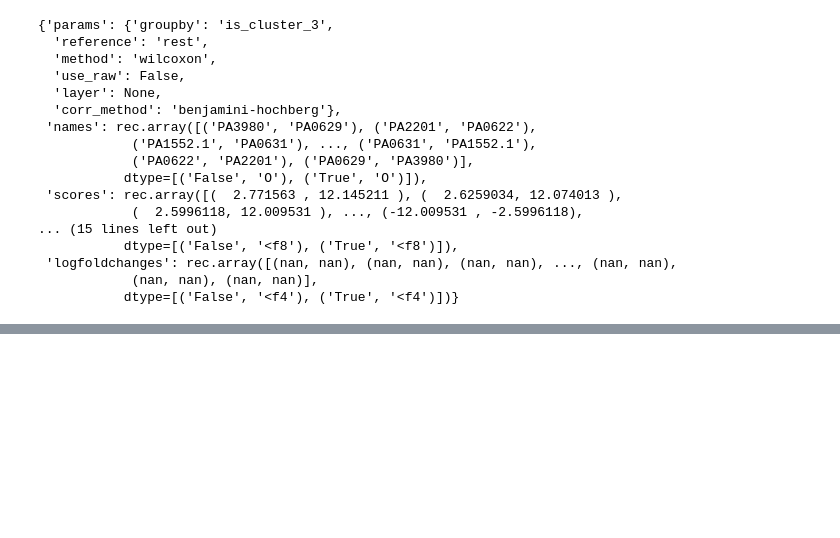
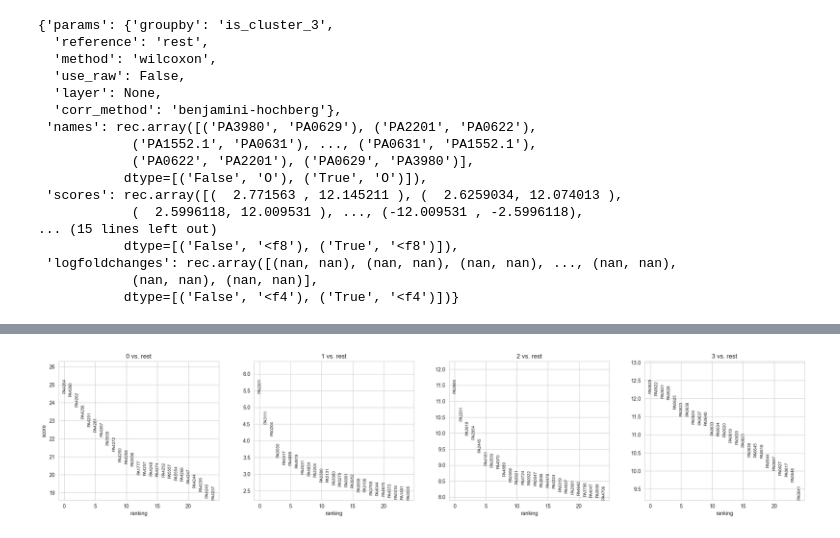
Before and after one commit to bio-datascience/BacSC, a Jupyter notebook: analysis/P_aero_S2S3/S2S3_cluster_analysis.ipynb, the cells around one changed output, grey strips where cells are left out. Cells and saved outputs as stored; diff of their text form; code cells hidden in the pictures; blank space fills up the shorter version.

```diff
--- a/analysis/P_aero_S2S3/S2S3_cluster_analysis.ipynb
+++ b/analysis/P_aero_S2S3/S2S3_cluster_analysis.ipynb
@@ -655,0 +679,11 @@ WARNING: Default of the method has been changed to 't-test' from 't-test_overest
+# %%
+data_export_s2 = ad.AnnData(
+    X=data_s2.X.copy(),
+    obs=data_s2.obs.loc[:, ["total_counts", "n_genes_by_counts", "leiden_opt"]],
+    var=data_s2.var.loc[:, ["total_counts", "n_cells_by_counts", "TU_ID", "nb_overdisp_cutoff"]],
+    uns={k: data_s2.uns[k] for k in ["leiden", "leiden_opt_colors", "neighbors", "pca", "umap"]},
+    obsm=data_s2.obsm,
+    varm=data_s2.varm,
+    obsp=data_s2.obsp
+)
+data_export_s2
@@ -655,0 +698,5 @@ WARNING: Default of the method has been changed to 't-test' from 't-test_overest
+# %%
+sc.tl.rank_genes_groups(data_export_s2, "leiden_opt", method="wilcoxon")
+sc.pl.rank_genes_groups(data_export_s2, sharey=False, n_genes=25)
+# %% [output]
+[figure, added]
```
Also changed, not shown: parts of 17 cells of this notebook, 14 other files.
